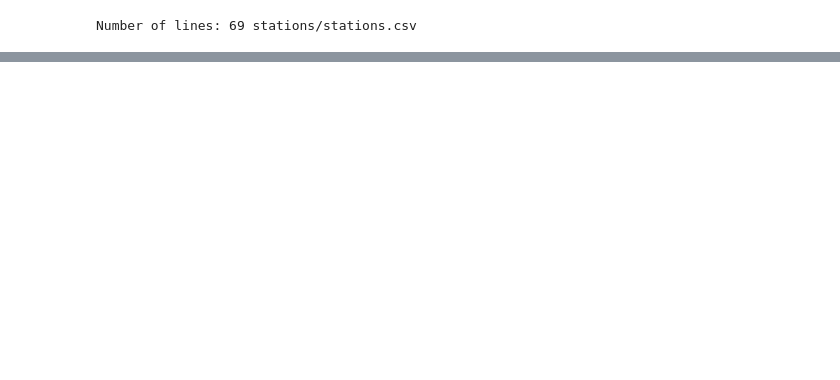
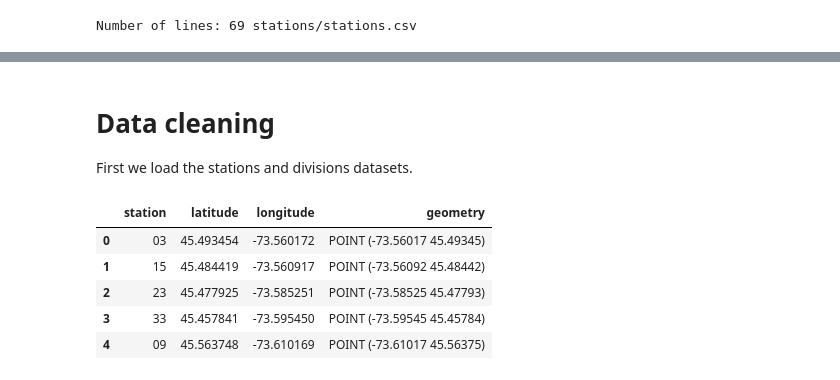
Before and after one commit to naderghanbari/mcgill-capstone, a Jupyter notebook: mcgill_capstone.ipynb, the cells around one changed output, grey strips where cells are left out. Cells and saved outputs as stored; diff of their text form; code cells hidden in the pictures; blank space fills up the shorter version.

```diff
--- a/mcgill_capstone.ipynb
+++ b/mcgill_capstone.ipynb
@@ -50 +67,18 @@ import os
 assert(len(os.listdir("weather")) == 60)
+# %% [markdown]
+# Data cleaning
+First we load the stations and divisions datasets.
+# %%
+# Read stations to a Pandas dataframe and keep only relevant columns
+stations = pd.read_csv("stations/stations.csv", dtype={"CASERNE":"string"})
+stations.rename(columns={"CASERNE":"station", "LATITUDE":"latitude", "LONGITUDE": "longitude"}, inplace=True)
+stations = stations[["station","latitude","longitude"]]
+stations = gpd.GeoDataFrame(stations, geometry=gpd.points_from_xy(stations.longitude, stations.latitude))
+stations.head()
+# %% [output]
+|  | station | latitude | longitude | geometry |
+| 0 | 03 | 45.493454 | -73.560172 | POINT (-73.56017 45.49345) |
+| 1 | 15 | 45.484419 | -73.560917 | POINT (-73.56092 45.48442) |
+| 2 | 23 | 45.477925 | -73.585251 | POINT (-73.58525 45.47793) |
+| 3 | 33 | 45.457841 | -73.595450 | POINT (-73.59545 45.45784) |
+| 4 | 09 | 45.563748 | -73.610169 | POINT (-73.61017 45.56375) |
```
Also changed, not shown: parts of 14 cells of this notebook.
